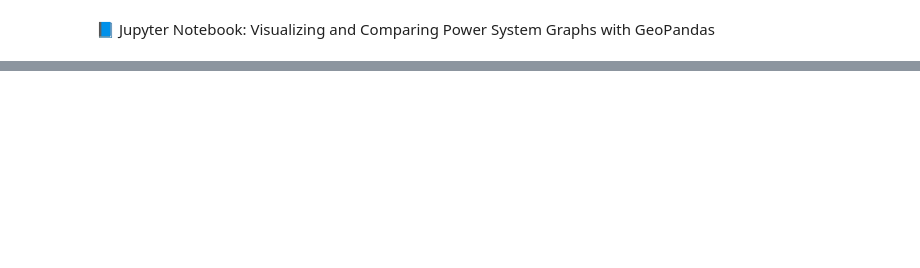
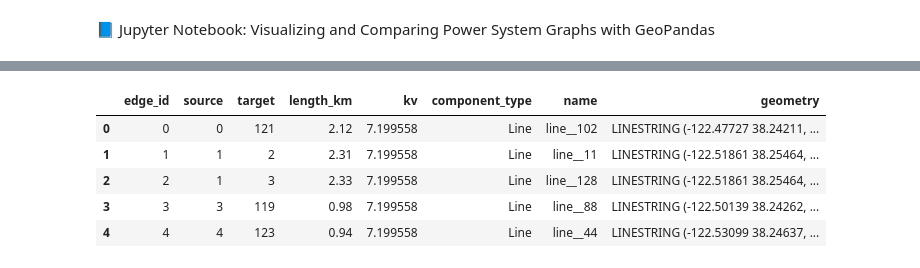
Before and after one commit to Grid-Atlas/grid-reducer, a Jupyter notebook: examples/explore_graph copy.ipynb, the cells around one changed output, grey strips where cells are left out. Saved outputs shown, nothing was run; the diff lists cells and outputs as text; code cells hidden in the pictures; blank space fills up the shorter version.

```diff
--- a/examples/explore_graph copy.ipynb
+++ b/examples/explore_graph copy.ipynb
@@ -64,0 +68,10 @@ gdf.explore(
+# %%
+# transform_coordinate=False, noise_level="low"
+gdf2.head()
+# %% [output]
+|  | edge_id | source | target | length_km | kv | component_type | name | geometry |
+| 0 | 0 | 0 | 121 | 2.12 | 7.199558 | Line | line__102 | LINESTRING (-122.47727 38.24211, ... |
+| 1 | 1 | 1 | 2 | 2.31 | 7.199558 | Line | line__11 | LINESTRING (-122.51861 38.25464, ... |
+| 2 | 2 | 1 | 3 | 2.33 | 7.199558 | Line | line__128 | LINESTRING (-122.51861 38.25464, ... |
+| 3 | 3 | 3 | 119 | 0.98 | 7.199558 | Line | line__88 | LINESTRING (-122.50139 38.24262, ... |
+| 4 | 4 | 4 | 123 | 0.94 | 7.199558 | Line | line__44 | LINESTRING (-122.53099 38.24637, ... |
```
Also changed, not shown: parts of 14 cells of this notebook, 4 other files.
